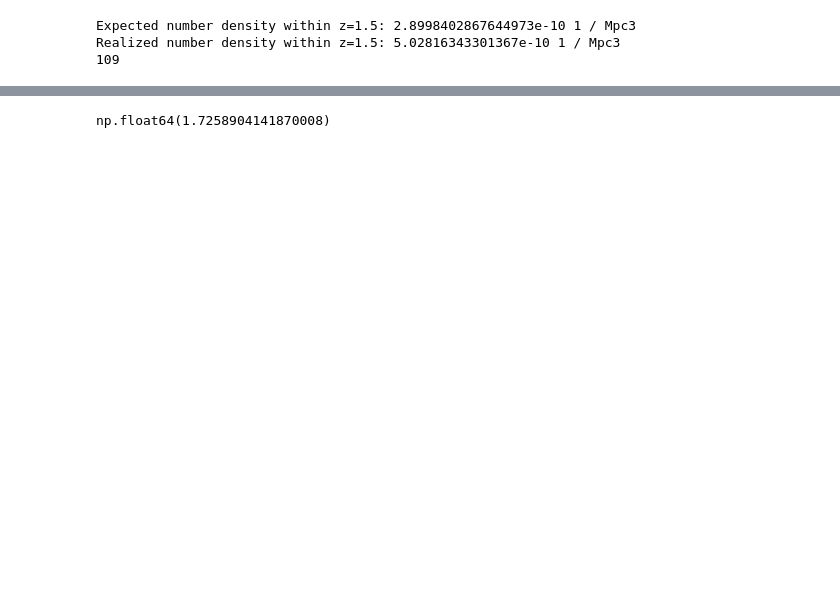
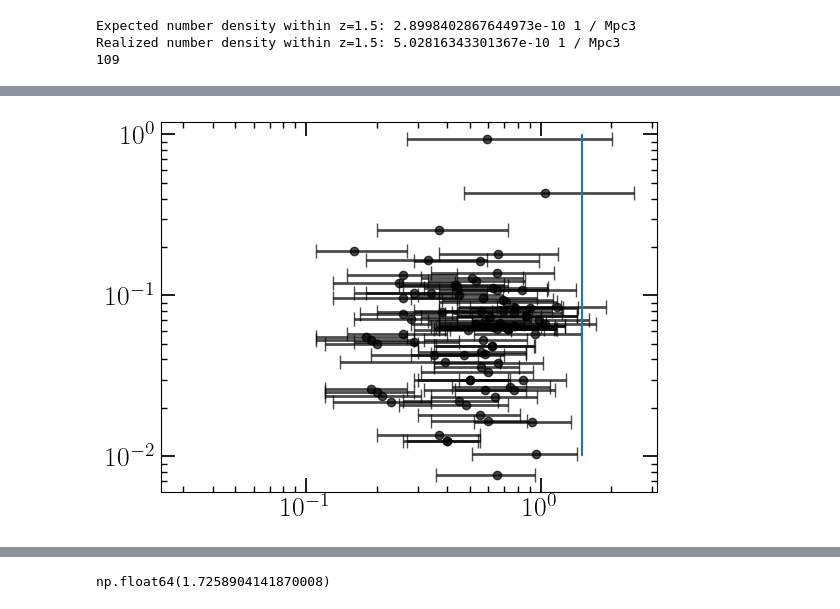
Before and after one commit to LucasPouw/darksirenpop, a Jupyter notebook: p26_posterior_analyzer.ipynb, the cells around one changed output, grey strips where cells are left out. Saved outputs shown, nothing was run; the diff lists cells and outputs as text; code cells hidden in the pictures; blank space fills up the shorter version.

```diff
--- a/p26_posterior_analyzer.ipynb
+++ b/p26_posterior_analyzer.ipynb
@@ -272,3 +273,23 @@ GW240109_050431 [28.8  7.5 -6.2]
+# %%
+plt.figure()
+
+for i, key in enumerate(redshift_dict.keys()):
+    if key == 'GW200105_162426':
+        continue
+    plt.scatter(redshift_dict[key][0], (redshift_dict[key][2] + redshift_dict[key][1]) / (2 * redshift_dict[key][0]), alpha=0.7, color='black')
+    plt.errorbar(redshift_dict[key][0],
+                 (redshift_dict[key][2] + redshift_dict[key][1]) / (2 * redshift_dict[key][0]),
+                 xerr=np.array([ [abs(redshift_dict[key][2])], [redshift_dict[key][1]]] ),
+                 color='black',
+                 zorder=-1,
+                 elinewidth=2,
+                 capsize=5,
+                 alpha=0.7)
+plt.loglog()
+plt.vlines(1.5, 0.01, 1)
+plt.show()
+# %% [output]
+[figure, added]
 # %%
 # os.environ["OMP_NUM_THREADS"] = "1"
 
```
Also changed, not shown: parts of 8 cells of this notebook, 7 other files.
